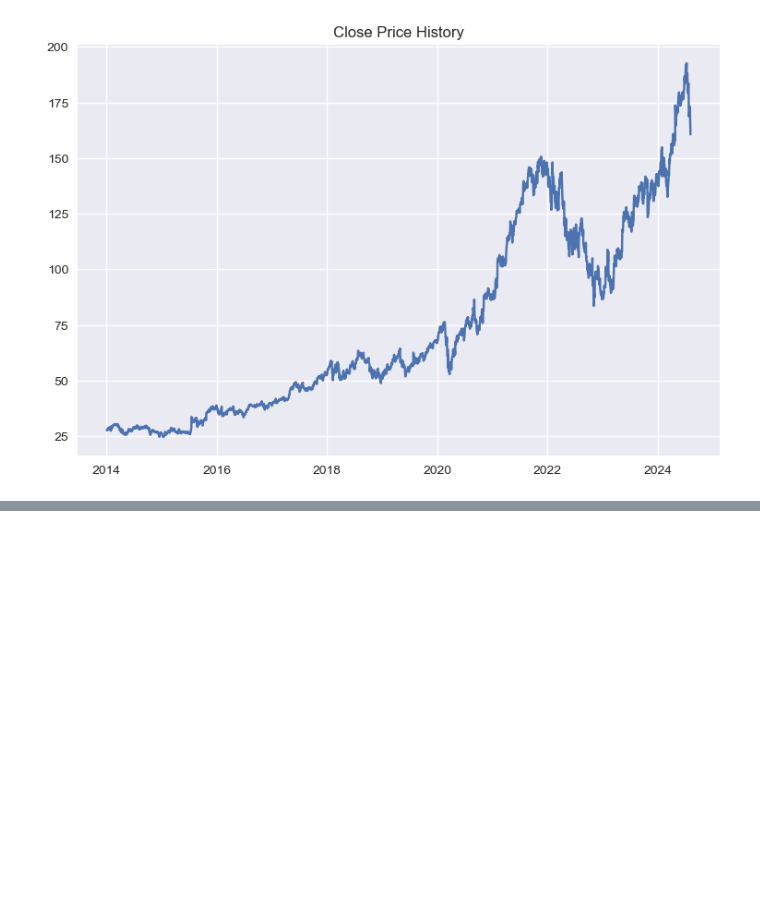
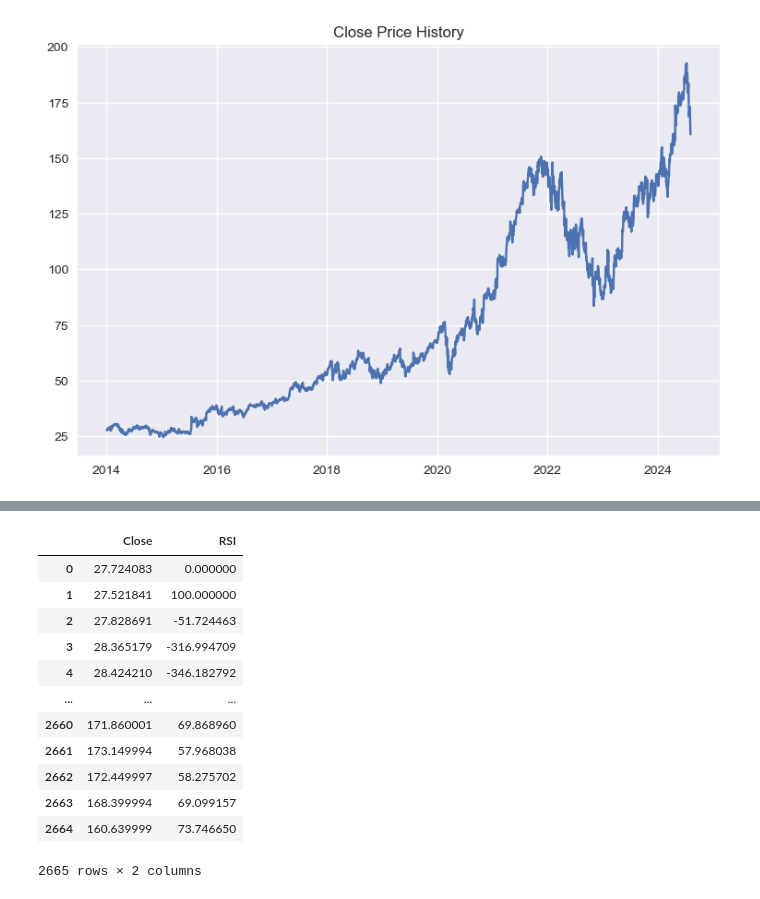
Before and after one commit to Aryan-Akhilesh/stock-price-predictor, a Jupyter notebook: main.ipynb, the cells around one changed output, grey strips where cells are left out. Saved outputs shown, nothing was run; the diff lists cells and outputs as text; code cells hidden in the pictures; blank space fills up the shorter version.

```diff
--- a/main.ipynb
+++ b/main.ipynb
@@ -43,3 +43,8 @@ plt.plot(df['Close'])
 plt.show()
 # %% [output]
 [figure]
+# %%
+#Replacing the date index to default
+df.reset_index(inplace=True)
+#Isolating close prices
+data = df.filter(['Close'])
@@ -45,0 +65,27 @@ plt.show()
+# %%
+#Calculating RSI for predicting overbought/oversold stocks
+window_length = 14
+delta = data['Close'].diff() # Difference between consecutive closing prices
+gains = delta.where(delta>0,0)
+loss = -delta.where(delta<0,0) # Negative sign since we want to convert the negative losses to positive
+avg_gain = gains.rolling(window=window_length,min_periods=1).mean()
+avg_loss = loss.rolling(window=window_length,min_periods=1).mean()
+rs = avg_gain/avg_loss
+rsi = 100 - (100 / (1/rs))
+data['RSI'] = rsi
+data['RSI'].fillna(0,inplace = True)
+data
+# %% [output]
+|  | Close | RSI |
+| 0 | 27.724083 | 0.000000 |
+| 1 | 27.521841 | 100.000000 |
+| 2 | 27.828691 | -51.724463 |
+| 3 | 28.365179 | -316.994709 |
+| 4 | 28.424210 | -346.182792 |
+| ... | ... | ... |
+| 2660 | 171.860001 | 69.868960 |
+| 2661 | 173.149994 | 57.968038 |
+| 2662 | 172.449997 | 58.275702 |
+| 2663 | 168.399994 | 69.099157 |
+| 2664 | 160.639999 | 73.746650 |
+2665 rows × 2 columns
```
Also changed, not shown: parts of 1 cell of this notebook.
